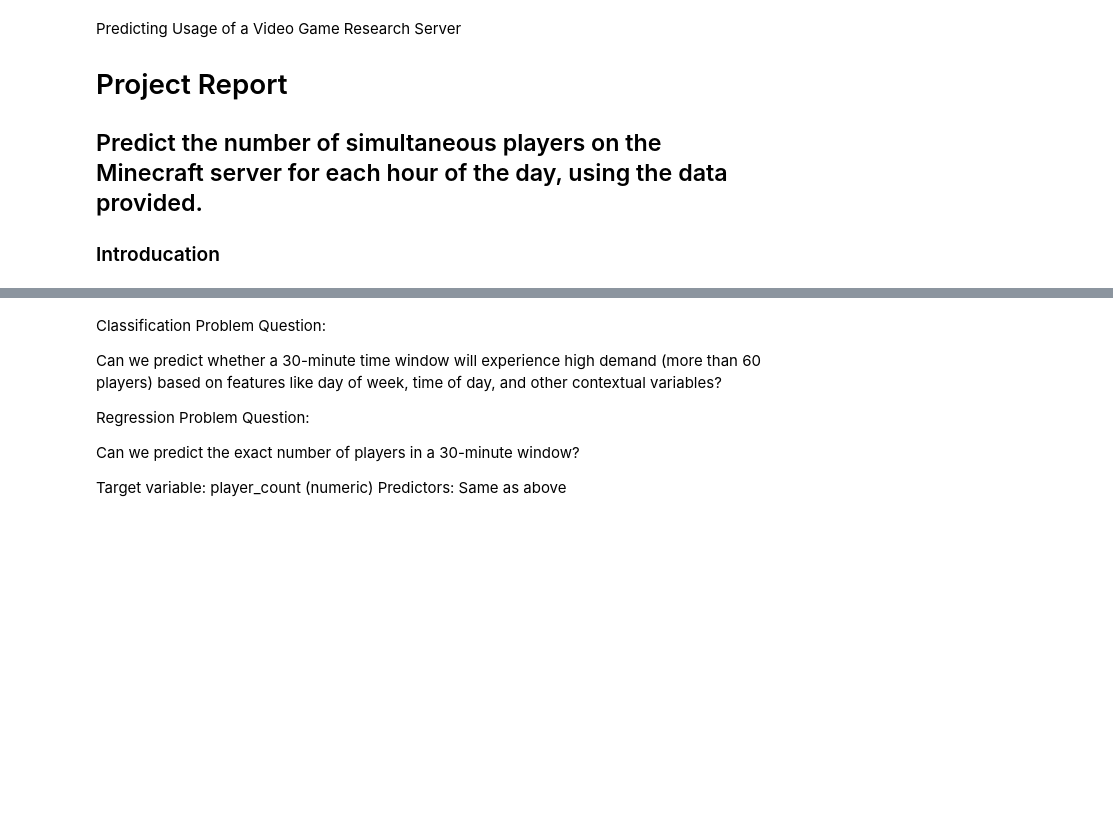
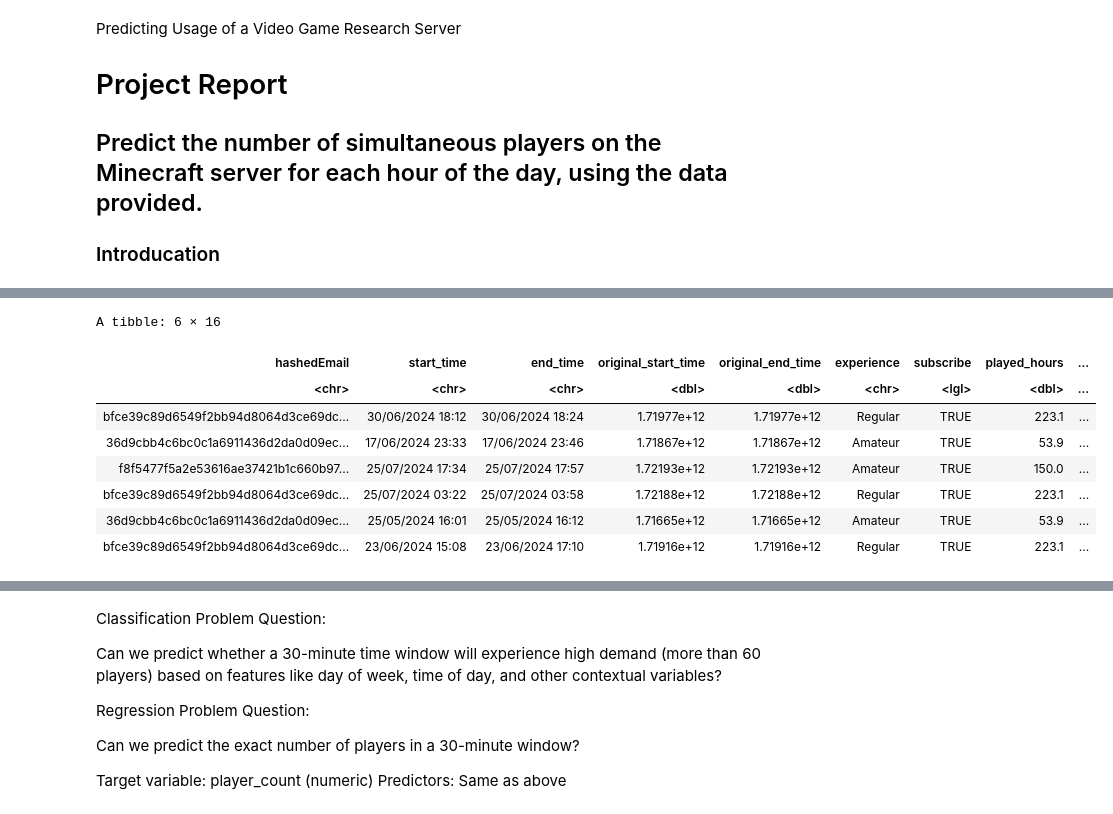
Before and after one commit to ramoladeepika/Ramola_DSCI_100_project_2025, a Jupyter notebook: Dsci_100_project_code.ipynb, the cells around one changed output, grey strips where cells are left out. Cells and saved outputs as stored; diff of their text form; code cells hidden in the pictures; blank space fills up the shorter version.

```diff
--- a/Dsci_100_project_code.ipynb
+++ b/Dsci_100_project_code.ipynb
@@ -33,5 +36,9 @@ Classification: Can the number of hours played during the day tell us player's e
 # %%
 set.seed(2)
+sessions <- read_csv("data/sessions.csv")
 players <- read_csv("data/players.csv")
-head(players)
+
+# Quick look
+glimpse(sessions)
+glimpse(players)
 # %% [output]
@@ -145,0 +78,14 @@ players_test_predictions |> pull(experience) |> levels()
+# %%
+# Join player data to sessions
+full_data <- sessions |>
+  left_join(players, by = "hashedEmail")
+
+# Convert time columns
+full_data <- full_data |>
+    mutate(session_start = dmy_hm(start_time),
+         session_end = dmy_hm(end_time))
+# Calculate session duration
+full_data <- full_data |>
+  mutate(duration_mins = as.numeric(difftime(session_end, session_start, units = "mins")))
+
+glimpse(full_data)
@@ -145,0 +109,15 @@ players_test_predictions |> pull(experience) |> levels()
+# %%
+full_data <- full_data |>
+  mutate(hour = hour(session_start),
+         wday = wday(session_start, label = TRUE))
+head(full_data)
+# %% [output]
+A tibble: 6 × 16
+| hashedEmail | start_time | end_time | original_start_time | original_end_time | experience | subscribe | played_hours | ... |
+| <chr> | <chr> | <chr> | <dbl> | <dbl> | <chr> | <lgl> | <dbl> | ... |
+| bfce39c89d6549f2bb94d8064d3ce69dc... | 30/06/2024 18:12 | 30/06/2024 18:24 | 1.71977e+12 | 1.71977e+12 | Regular | TRUE | 223.1 | ... |
+| 36d9cbb4c6bc0c1a6911436d2da0d09ec... | 17/06/2024 23:33 | 17/06/2024 23:46 | 1.71867e+12 | 1.71867e+12 | Amateur | TRUE | 53.9 | ... |
+| f8f5477f5a2e53616ae37421b1c660b97... | 25/07/2024 17:34 | 25/07/2024 17:57 | 1.72193e+12 | 1.72193e+12 | Amateur | TRUE | 150.0 | ... |
+| bfce39c89d6549f2bb94d8064d3ce69dc... | 25/07/2024 03:22 | 25/07/2024 03:58 | 1.72188e+12 | 1.72188e+12 | Regular | TRUE | 223.1 | ... |
+| 36d9cbb4c6bc0c1a6911436d2da0d09ec... | 25/05/2024 16:01 | 25/05/2024 16:12 | 1.71665e+12 | 1.71665e+12 | Amateur | TRUE | 53.9 | ... |
+| bfce39c89d6549f2bb94d8064d3ce69dc... | 23/06/2024 15:08 | 23/06/2024 17:10 | 1.71916e+12 | 1.71916e+12 | Regular | TRUE | 223.1 | ... |
```
Also changed, not shown: parts of 26 cells of this notebook.
